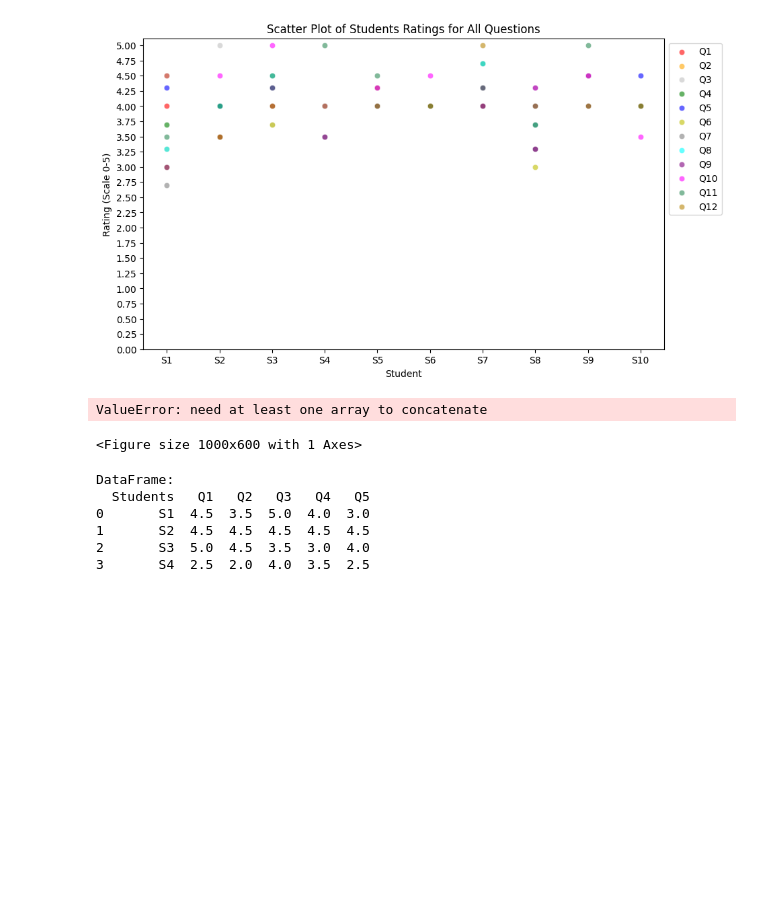
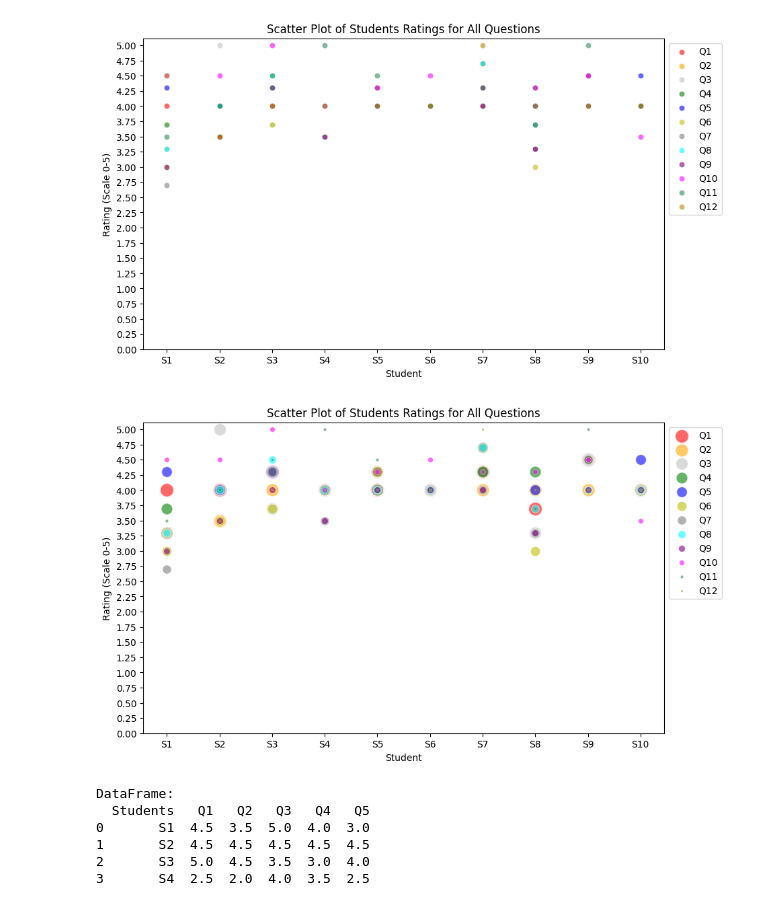
Before and after one commit to Graviton12/NOYCE_Visualizations, a Jupyter notebook: Noyce_viz_plot.ipynb, the cells around one changed output. Cells and saved outputs as stored; diff of their text form; code cells hidden in the pictures; blank space fills up the shorter version.

```diff
--- a/Noyce_viz_plot.ipynb
+++ b/Noyce_viz_plot.ipynb
@@ -102,8 +102,8 @@ def question_color(ques_column_name):
     return color_dict.get(ques_column_name, 'black')
 
 # Define the size increments
-base_size = 100
-size_decrement = 30
+base_size = 210
+size_decrement = 20
 
 # creating a dictionary to increase the size of the datapoint associated with each question
 sizes_dict = {
@@ -112,35 +112,39 @@ sizes_dict = {
     'Q3': base_size - 2 * size_decrement,
     'Q4': base_size - 3 * size_decrement,
     'Q5': base_size - 4 * size_decrement,
     'Q6': base_size - 5 * size_decrement,
     'Q7': base_size - 6 * size_decrement,
     'Q8': base_size - 7 * size_decrement,
     'Q9': base_size - 8 * size_decrement,
     'Q10': base_size - 9 * size_decrement,
     'Q11': base_size - 10 * size_decrement,
     'Q12': base_size - 11 * size_decrement,
 }
+
+# Adjusting sizes to ensure they are non-negative
+for key in sizes_dict:
+    if sizes_dict[key] < 0:
+        sizes_dict[key] = 5 #Set a minimum size
 
 # Creating a scatter plot for each question
 plt.figure(figsize=(10, 6))
 for column in ['Q1', 'Q2', 'Q3', 'Q4', 'Q5', 'Q6', 'Q7', 'Q8', 'Q9', 'Q10', 'Q11', 'Q12']:
     sns.scatterplot(x=student_data['Student'], y=column, data=student_data, color=question_color(column), s=sizes_dict[column], label=column, alpha=0.6)
 
 # setting major ticks for y-axis
 plt.yticks([0.00, 0.25, 0.50, 0.75, 1.00, 1.25, 1.50, 1.75, 2.00, 2.25, 2.50, 2.75, 3.00, 3.25, 3.50, 3.75, 4.00, 4.25, 4.50, 4.75, 5.00], ['0.00', '0.25', '0.50', '0.75', '1.00', '1.25', '1.50', '1.75', '2.00', '2.25', '2.50', '2.75', '3.00', '3.25', '3.50', '3.75', '4.00', '4.25', '4.50', '4.75', '5.00'])
 
 # Add labels and title
 plt.xlabel('Student')
 plt.ylabel('Rating (Scale 0-5)')
 plt.title('Scatter Plot of Students Ratings for All Questions')
 
 # adjusting legen
 legend = plt.legend(bbox_to_anchor=(1, 1), loc = 'upper left')
 
 plt.show()
 # %% [output]
-ValueError: need at least one array to concatenate
-<Figure size 1000x600 with 1 Axes>
+[figure, added]
 # %%
 # ChatGPT Sample Code
 
```
